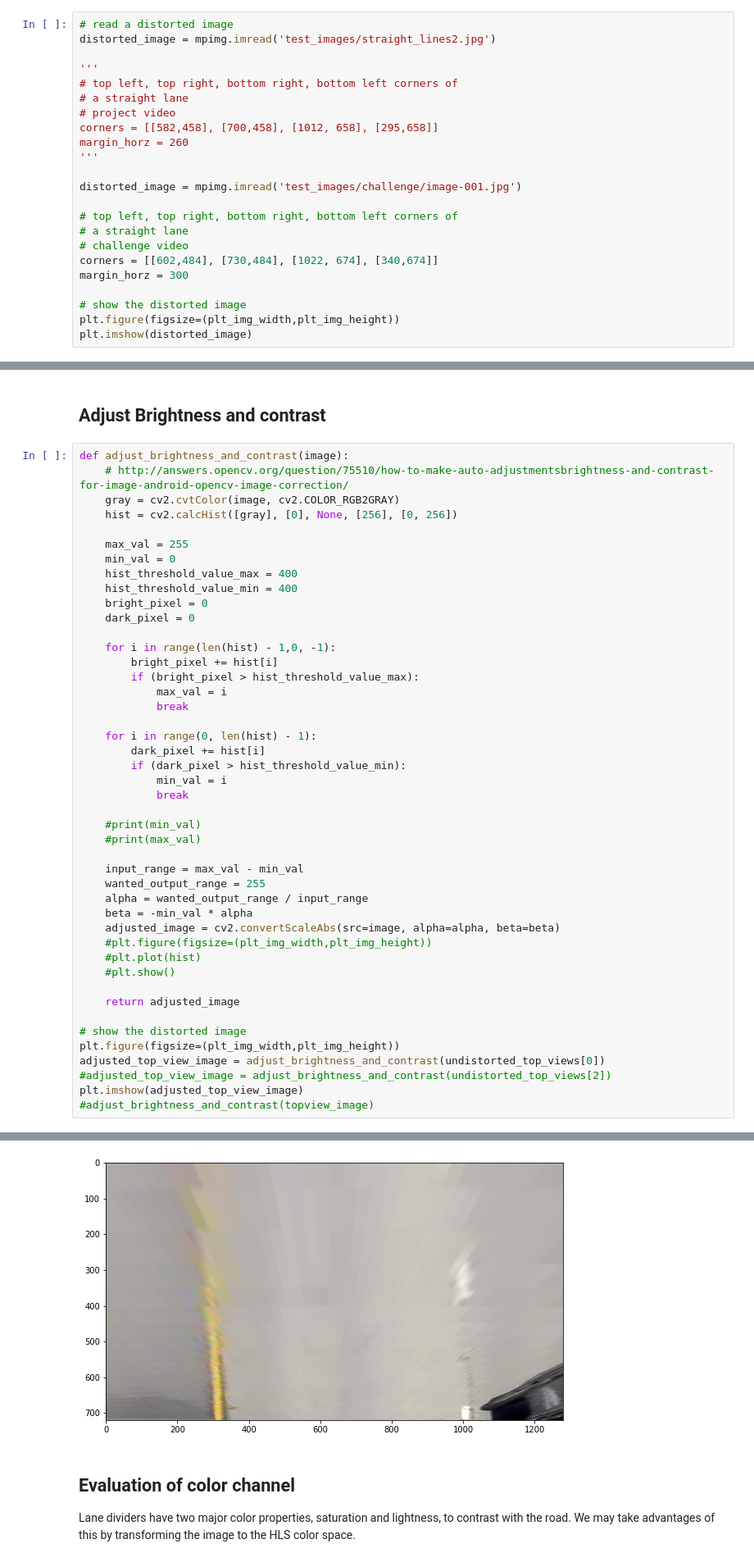
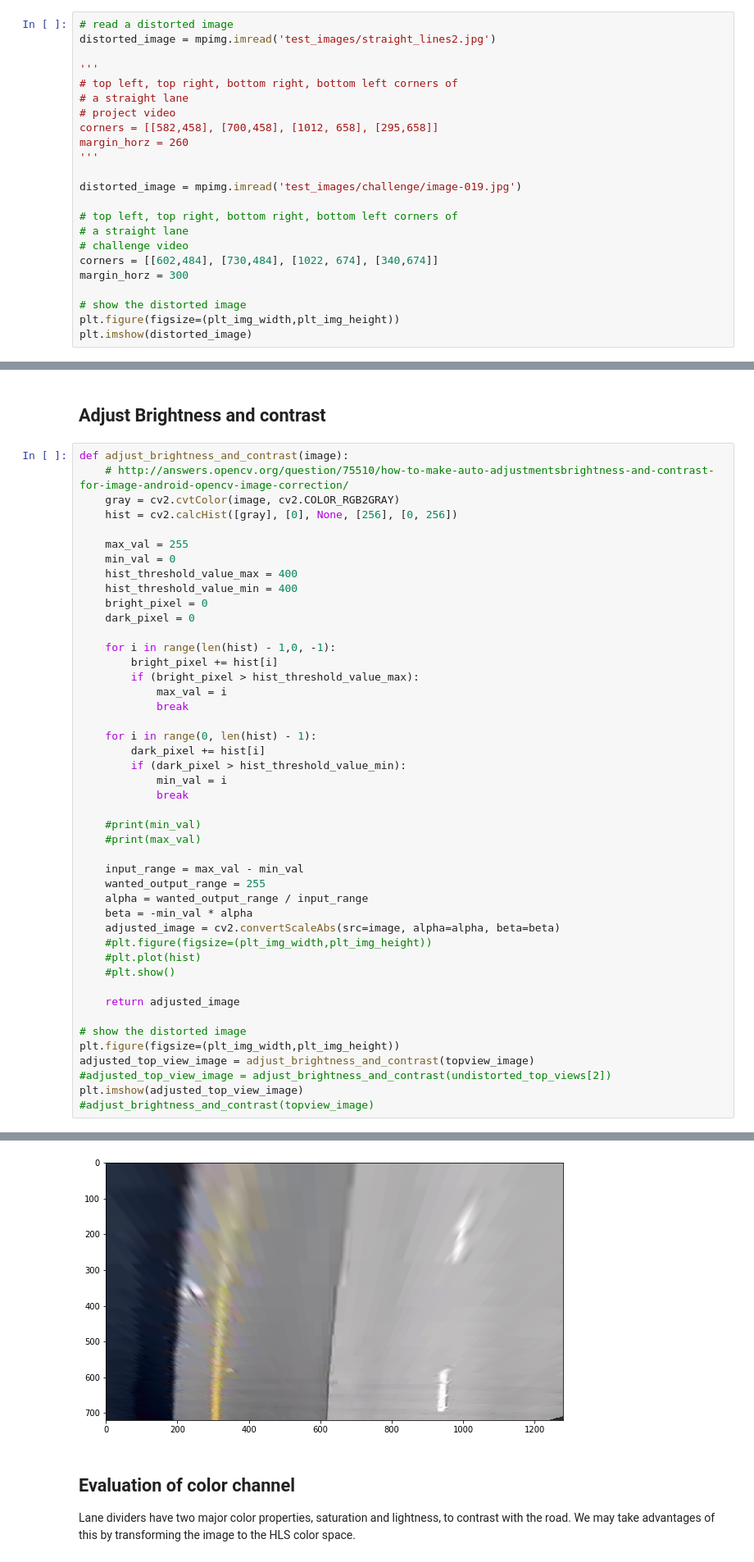
Before and after one commit to mayio/CarND-Advanced-Lane-Lines, a Jupyter notebook: Advanced_Lane_Detection.ipynb, the cells around one changed output, grey strips where cells are left out. Shown at 82% size. Drawn from its saved outputs; the diff is of its cells as text.

```diff
--- a/Advanced_Lane_Detection.ipynb
+++ b/Advanced_Lane_Detection.ipynb
@@ -70,7 +70,7 @@ corners = [[582,458], [700,458], [1012, 658], [295,658]]
 margin_horz = 260
 '''
 
-distorted_image = mpimg.imread('test_images/challenge/image-001.jpg')
+distorted_image = mpimg.imread('test_images/challenge/image-019.jpg')
 
 # top left, top right, bottom right, bottom left corners of
 # a straight lane
@@ -146,35 +146,35 @@ def adjust_brightness_and_contrast(image):
             max_val = i
             break
 
     for i in range(0, len(hist) - 1):
         dark_pixel += hist[i]
         if (dark_pixel > hist_threshold_value_min):
             min_val = i
             break
 
     #print(min_val)
     #print(max_val)
 
     input_range = max_val - min_val
     wanted_output_range = 255
     alpha = wanted_output_range / input_range
     beta = -min_val * alpha
     adjusted_image = cv2.convertScaleAbs(src=image, alpha=alpha, beta=beta)
     #plt.figure(figsize=(plt_img_width,plt_img_height))
     #plt.plot(hist)
     #plt.show()
 
     return adjusted_image
 
 # show the distorted image
 plt.figure(figsize=(plt_img_width,plt_img_height))
-adjusted_top_view_image = adjust_brightness_and_contrast(undistorted_top_views[0])
+adjusted_top_view_image = adjust_brightness_and_contrast(topview_image)
 #adjusted_top_view_image = adjust_brightness_and_contrast(undistorted_top_views[2])
 plt.imshow(adjusted_top_view_image)
 #adjust_brightness_and_contrast(topview_image)
 # %% [output]
 <matplotlib.image.AxesImage at 0x...>
-[figure, old version]
+[figure, new version]
 # %% [markdown]
 ## Evaluation of color channel
 
```
Also changed, not shown: parts of 23 cells of this notebook.
